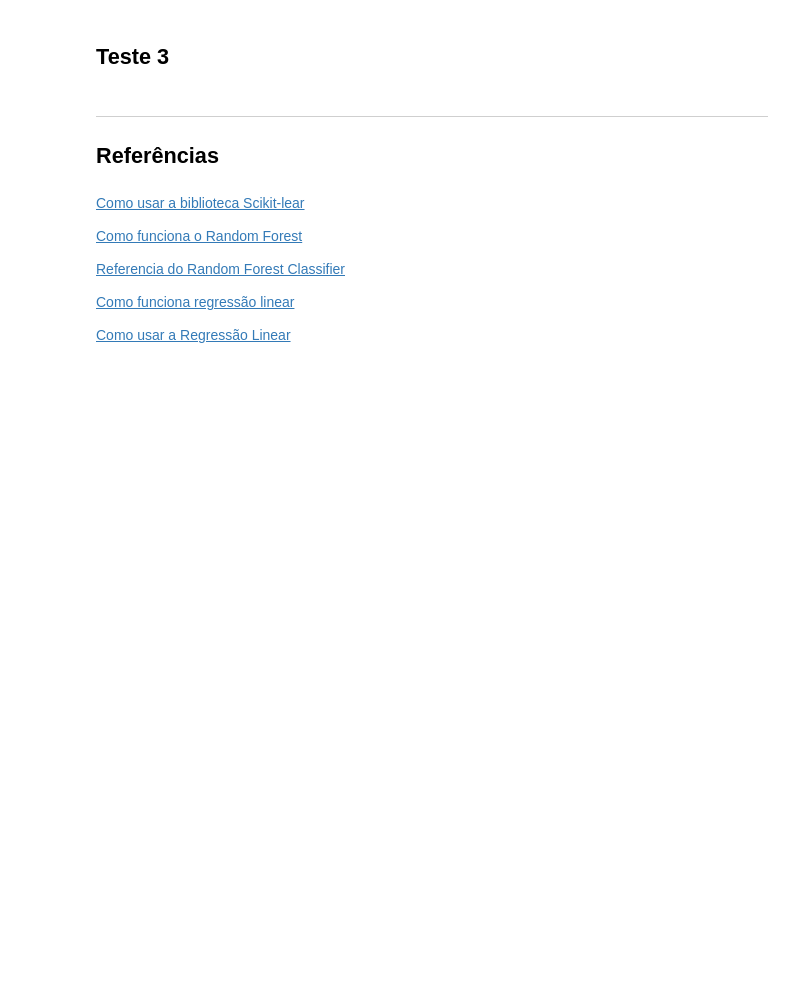
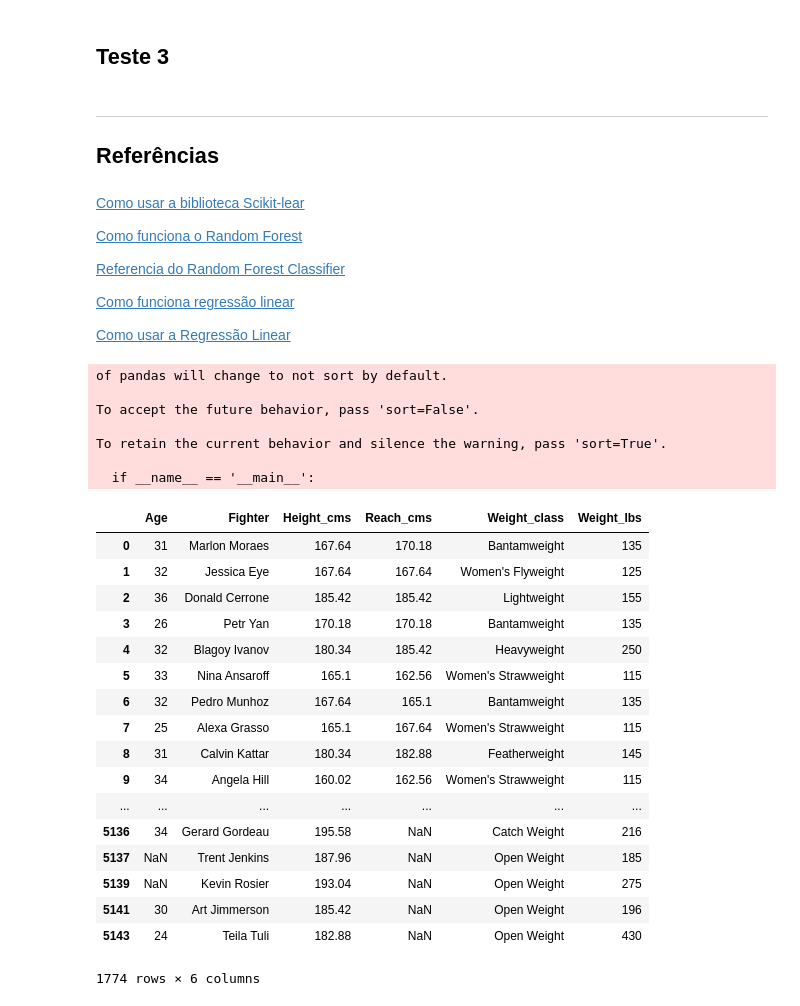
Before and after one commit to VergaraC/Dados_P3, a Jupyter notebook: Projeto3.ipynb, the cells around one changed output. Saved outputs shown, nothing was run; the diff lists cells and outputs as text; code cells hidden in the pictures; blank space fills up the shorter version.

```diff
--- a/Projeto3.ipynb
+++ b/Projeto3.ipynb
@@ -595,6 +595,47 @@ uteis2 = relevancia(Fator_por_corr2,'Fator','Correlação',0.05)
 [Como funciona regressão linear](https://www.saedsayad.com/logistic_regression.htm)
 
 [Como usar a Regressão Linear](https://scikit-learn.org/stable/modules/generated/sklearn.linear_model.LinearRegression.html)
+# %%
+#criando um novo dataframe com apenas os lutadores sem repetição
+def fighter_clean(data):
+    newdata = pd.DataFrame()
+    namelist = []
+
+    for n in range(len(data.Fighter)):
+        if data.loc[n,:]["Fighter"] not in namelist:
+            namelist.append(data.loc[n,:]["Fighter"])
+            newdata = pd.concat([newdata,data.loc[n,:]], axis=1, join='outer')
+
+    newdata = newdata.transpose()
+    return newdata
+# %%
+fighter_clean(data_blue)
+# %% [output]
+of pandas will change to not sort by default.
+
+To accept the future behavior, pass 'sort=False'.
+
+To retain the current behavior and silence the warning, pass 'sort=True'.
+
+  if __name__ == '__main__':
+|  | Age | Fighter | Height_cms | Reach_cms | Weight_class | Weight_lbs |
+| 0 | 31 | Marlon Moraes | 167.64 | 170.18 | Bantamweight | 135 |
+| 1 | 32 | Jessica Eye | 167.64 | 167.64 | Women's Flyweight | 125 |
+| 2 | 36 | Donald Cerrone | 185.42 | 185.42 | Lightweight | 155 |
+| 3 | 26 | Petr Yan | 170.18 | 170.18 | Bantamweight | 135 |
+| 4 | 32 | Blagoy Ivanov | 180.34 | 185.42 | Heavyweight | 250 |
+| 5 | 33 | Nina Ansaroff | 165.1 | 162.56 | Women's Strawweight | 115 |
+| 6 | 32 | Pedro Munhoz | 167.64 | 165.1 | Bantamweight | 135 |
+| 7 | 25 | Alexa Grasso | 165.1 | 167.64 | Women's Strawweight | 115 |
+| 8 | 31 | Calvin Kattar | 180.34 | 182.88 | Featherweight | 145 |
+| 9 | 34 | Angela Hill | 160.02 | 162.56 | Women's Strawweight | 115 |
+| ... | ... | ... | ... | ... | ... | ... |
+| 5136 | 34 | Gerard Gordeau | 195.58 | NaN | Catch Weight | 216 |
+| 5137 | NaN | Trent Jenkins | 187.96 | NaN | Open Weight | 185 |
+| 5139 | NaN | Kevin Rosier | 193.04 | NaN | Open Weight | 275 |
+| 5141 | 30 | Art Jimmerson | 185.42 | NaN | Open Weight | 196 |
+| 5143 | 24 | Teila Tuli | 182.88 | NaN | Open Weight | 430 |
+1774 rows × 6 columns
 # %%
 #criando um novo dataframe
 lista_locB = ["B_fighter", "weight_class","B_Height_cms","B_Reach_cms","B_Weight_lbs","B_age"]
```
Also changed, not shown: parts of 3 cells of this notebook.
